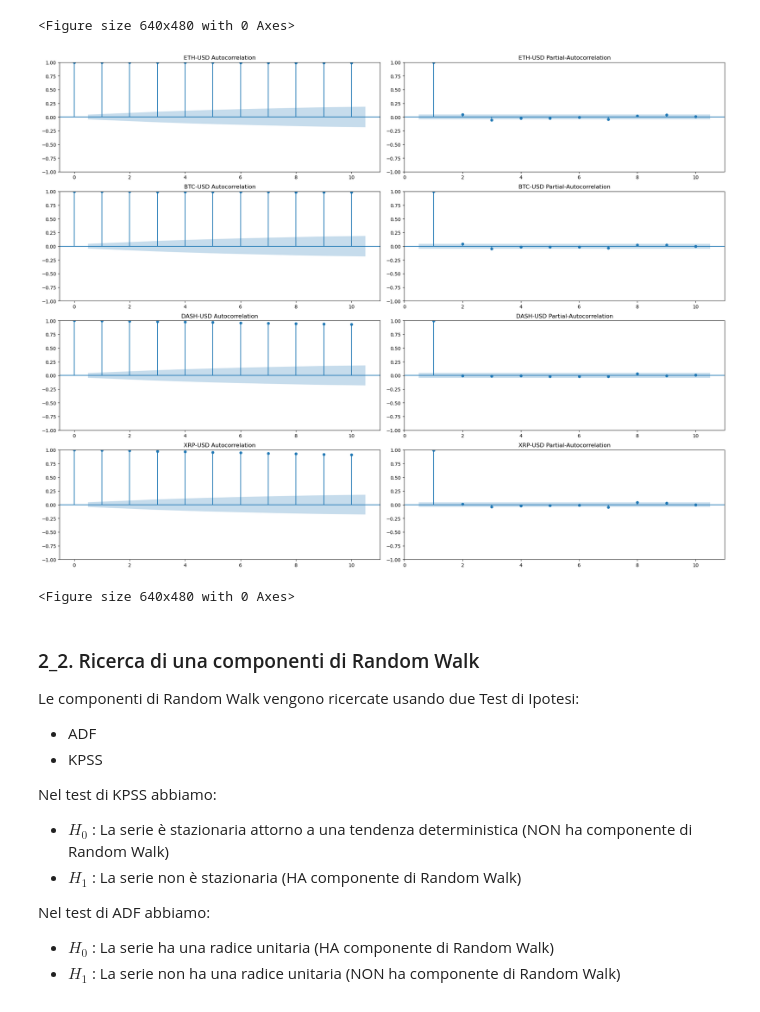
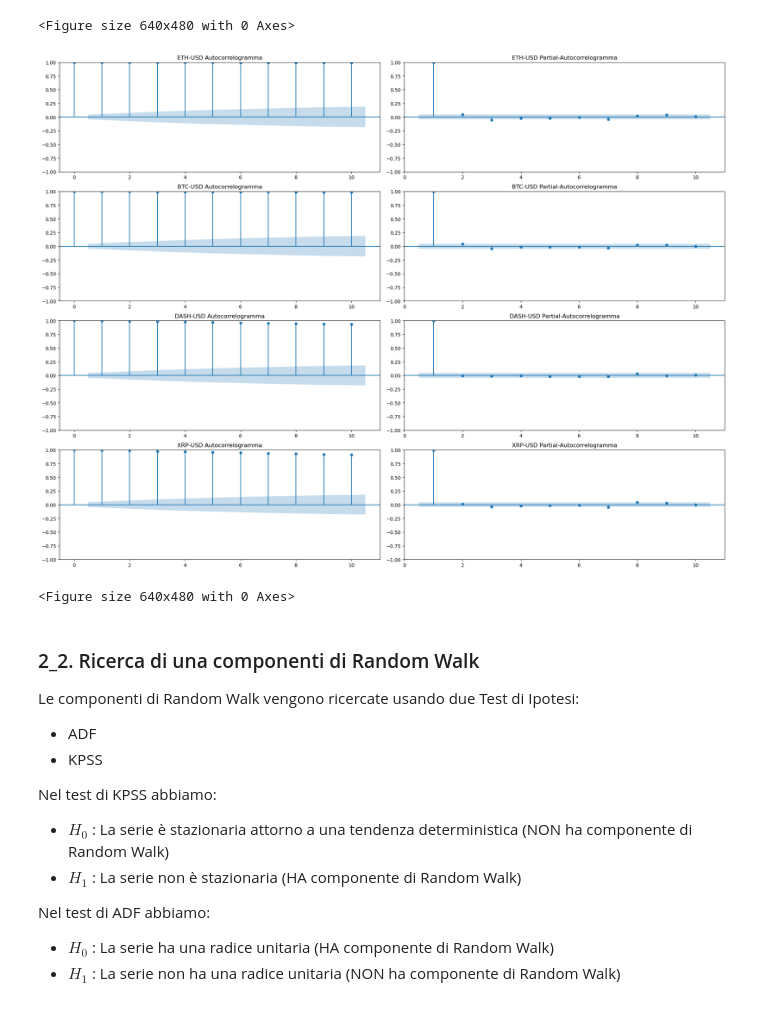
Before and after one commit to SimoneNicosanti/MPSMF_Project, a Jupyter notebook: Progetto.ipynb, the cells around one changed output. Drawn from its saved outputs; the diff is of its cells as text; code cells hidden in the pictures.

```diff
--- a/Progetto.ipynb
+++ b/Progetto.ipynb
@@ -263,25 +392,11 @@ plt.clf()
 # %% [output]
 [figure]
 <Figure size 640x480 with 0 Axes>
-# %%
-N_LAGS = 10
-
-fig, ax = plt.subplots(figsize=(20, 15), nrows = len(cryptoList), ncols = 2)
-fig.tight_layout(h_pad = 2, w_pad =2)
-i = 0
-for crypto in cryptoList :
-    plot_acf(x = cryptoDataFrameDict[crypto]["LogClosePrice"], ax = ax[i][0], lags = N_LAGS, title = crypto + " Autocorrelation")
-    i += 1
-
-i = 0
-for crypto in cryptoList :
-    plot_pacf(x = cryptoDataFrameDict[crypto]["LogClosePrice"], ax = ax[i][1], lags = N_LAGS, title = crypto + " Partial-Autocorrelation", zero=False)
-    i += 1
-plt.show()
-plt.clf()
-# %% [output]
-[figure, removed]
-<Figure size 640x480 with 0 Axes>
+# %%
+correlograms(cryptoDataFrameDict, "LogClosePrice", cryptoList, "Autocorrelogramma", "Partial-Autocorrelogramma", zeroPar = False)
+# %% [output]
+[figure, added]
+<Figure size 640x480 with 0 Axes>
 # %% [markdown]
 ### 2_2. Ricerca di una componenti di Random Walk
 Le componenti di Random Walk vengono ricercate usando due Test di Ipotesi:
```
Also changed, not shown: parts of 34 cells of this notebook.
